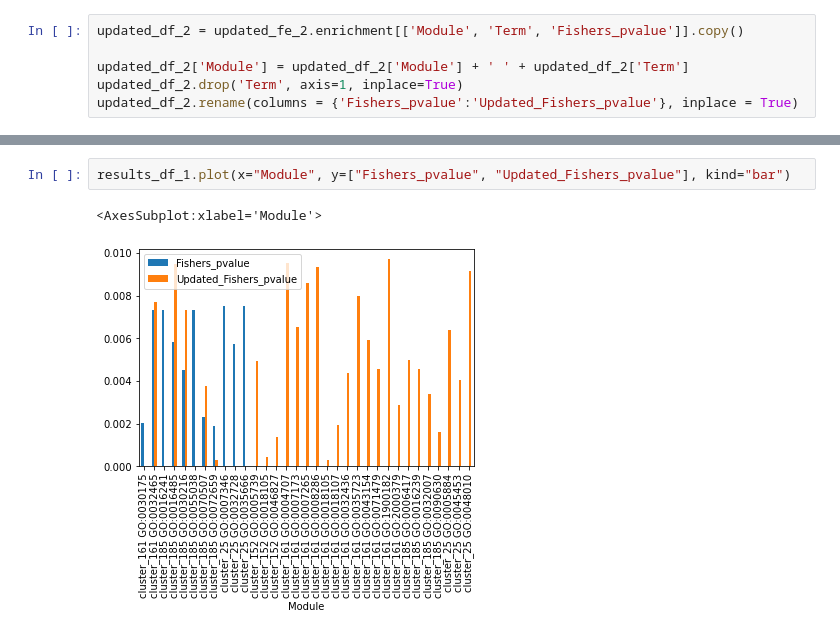
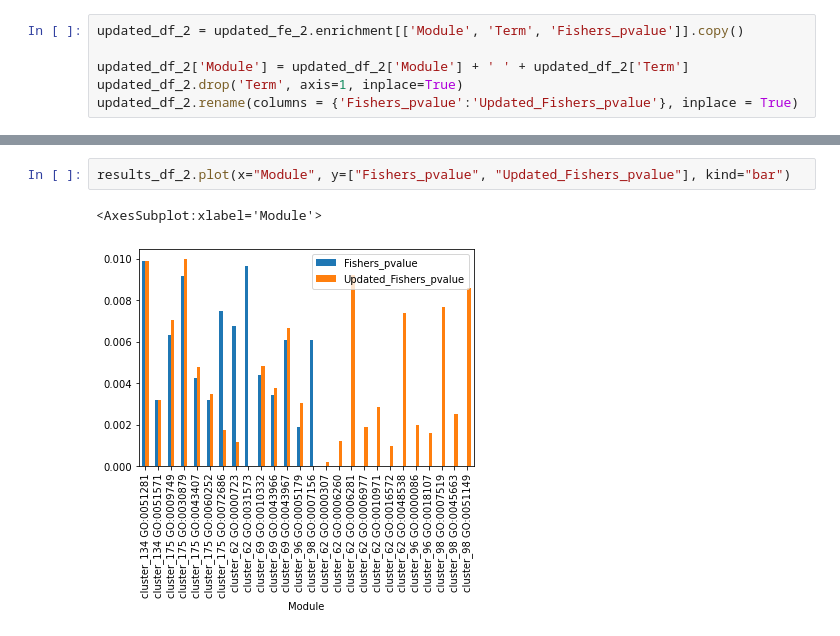
Before and after one commit to chrlatte/ClusteringWithDSD, a Jupyter notebook: src/analysis_notebook.ipynb, the cells around one changed output, grey strips where cells are left out. Saved outputs shown, nothing was run; the diff lists cells and outputs as text.

Commit message:
3rd lot of results

```diff
--- a/src/analysis_notebook.ipynb
+++ b/src/analysis_notebook.ipynb
@@ -311,8 +242,8 @@ results_df_2
 # %%
-results_df_1.plot(x="Module", y=["Fishers_pvalue", "Updated_Fishers_pvalue"], kind="bar")
+results_df_2.plot(x="Module", y=["Fishers_pvalue", "Updated_Fishers_pvalue"], kind="bar")
 # %% [output]
 <AxesSubplot:xlabel='Module'>
-[figure, old version]
+[figure, new version]
 # %%
 changes_df_2 = (results_df_2.copy()).dropna(axis=0)
 changes_df_2.plot(x="Module", y=["Fishers_pvalue", "Updated_Fishers_pvalue"], kind="bar")
```
Also changed, not shown: parts of 39 cells of this notebook, 1 other file.
